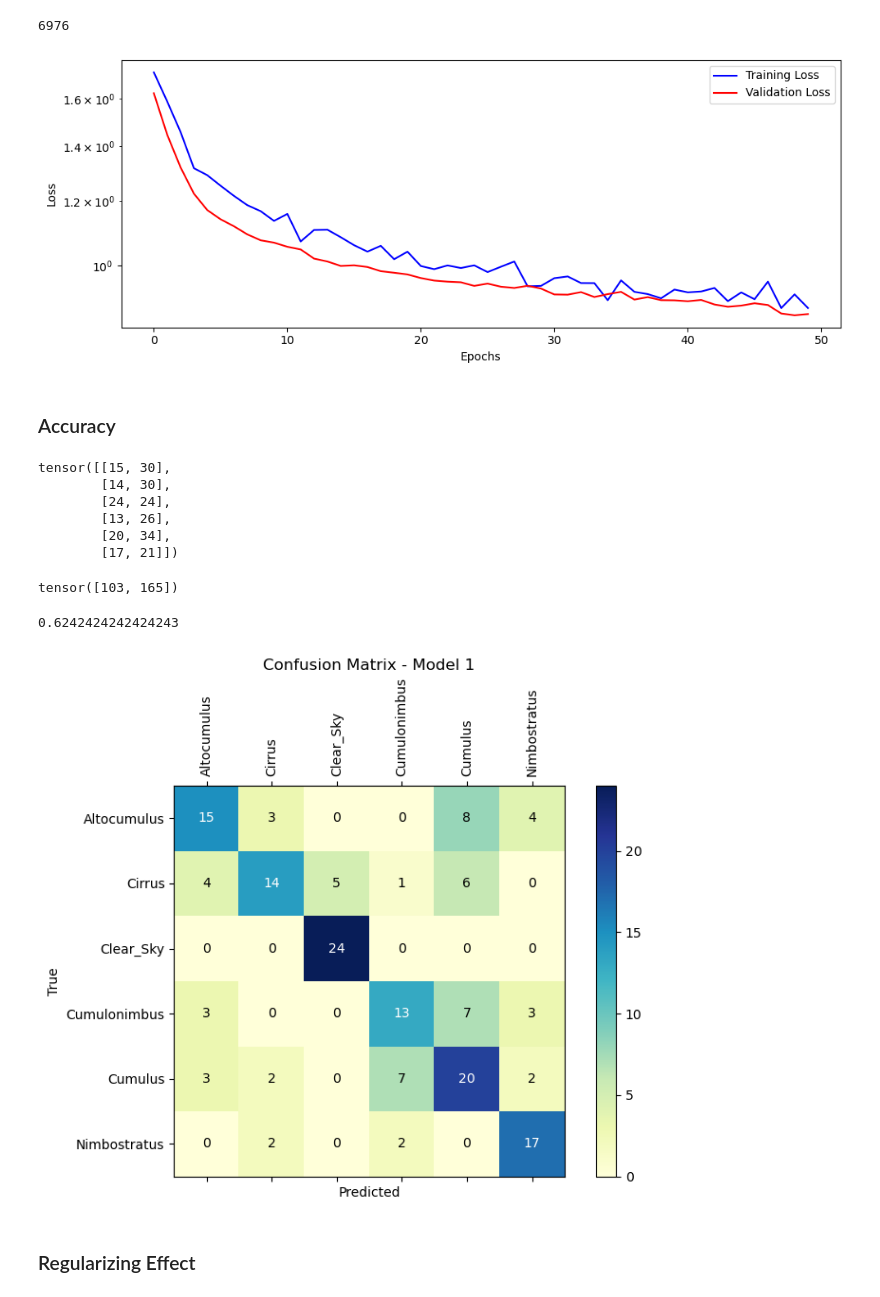
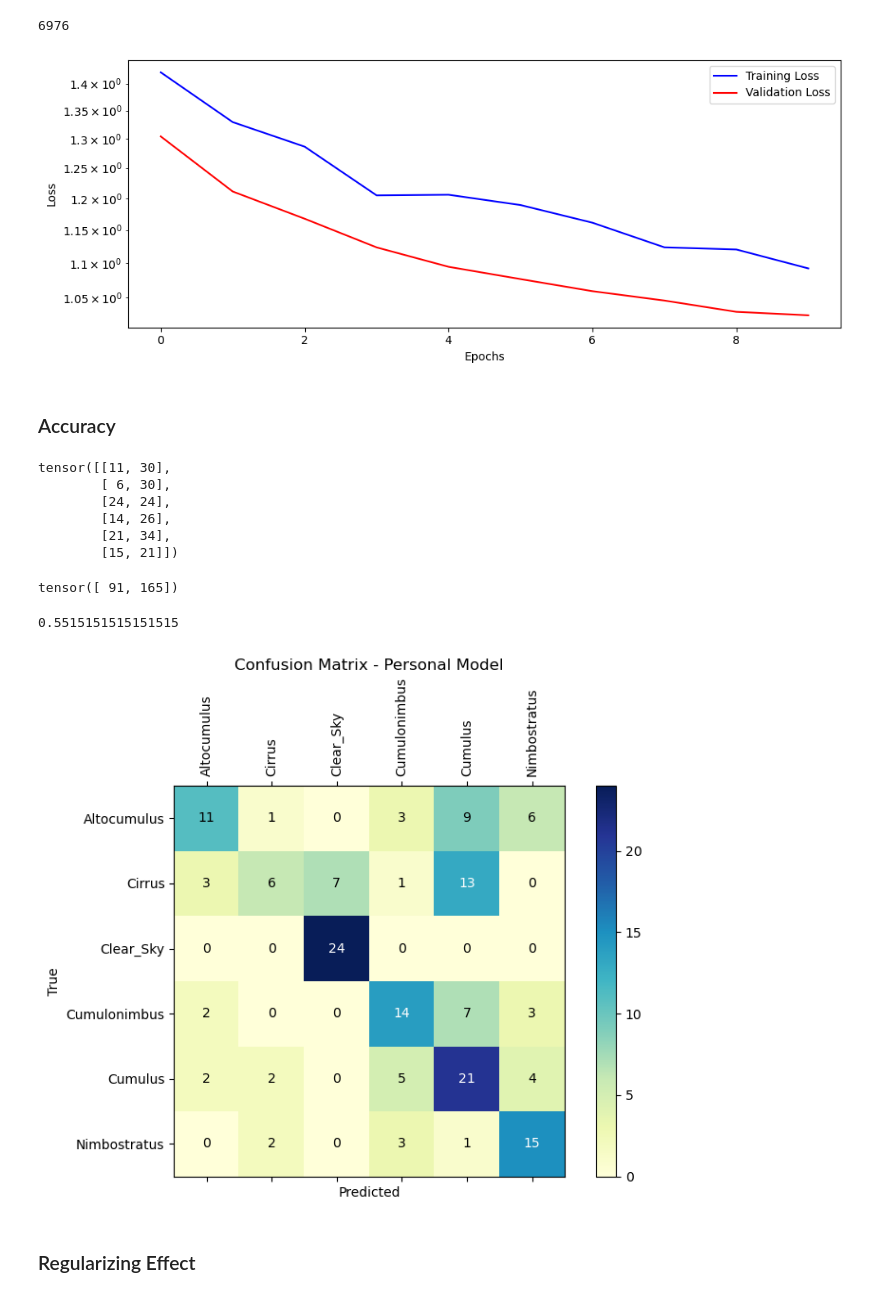
Before and after one commit to eduardocholuck/cloud_types_classification, a Jupyter notebook: notebooks/model_3.ipynb, the cells around one changed output. Cells and saved outputs as stored; diff of their text form; code cells hidden in the pictures.

Commit message:
Modificações no Personal Model

```diff
--- a/notebooks/model_3.ipynb
+++ b/notebooks/model_3.ipynb
@@ -607,12 +607,12 @@ fig = figure1(folder)
 ## ImageFolder
 # %%
 # Compose a sequence of preprocessing transforms
-# 1) Resize images to 28×28 pixels
+# 1) Resize images to 64×64 pixels
 # 2) Ensure output is a PIL/torchvision Image (dropping any alpha channel)
 # 3) Convert pixel values to float32 and scale from [0–255] to [0.0–1.0]
 
 temp_transform = transforms.Compose([
-    transforms.Resize((56,56)),        # Resize each image to 28×28
+    transforms.Resize((128,128)),        # Resize each image to 64×64
     ToImage(),                         # Convert tensor back to PIL Image (enforces RGB)
     ToDtype(torch.float32, scale=True) # Cast to float32 and normalize pixel range
 ])
@@ -675,11 +675,11 @@ Normalize(mean=[tensor(0.4367), tensor(0.5014), tensor(0.5883)], std=[tensor(0.1
 # %%
 # Define a pipeline of image transformations:
-# 1) Resize each image to 28×28 pixels
+# 1) Resize each image to 128×128 pixels
 # 2) Ensure the output is a PIL/torchvision image (dropping any alpha channel)
 # 3) Cast pixels to float32 and scale from [0–255] to [0.0–1.0]
 # 4) Apply the user-defined normalization (e.g., mean/std normalization)
 composer = transforms.Compose([
-    transforms.Resize((56,56)),         # Resize to 28×28
+    transforms.Resize((128,128)),       # Resize to 128×128
     ToImage(),                          # Convert to PIL Image in RGB
     ToDtype(torch.float32, scale=True), # Cast to float32 and normalize to [0,1]
     normalizer                          # Apply custom normalization transform
@@ -846,6 +848,6 @@ arch_cnn2 = Architecture(model_cnn2,
                         multi_loss_fn,
                         optimizer_cnn2)
 arch_cnn2.set_loaders(train_loader, val_loader)
-arch_cnn2.train(50)
+arch_cnn2.train(10)
 # %% [output]
 Using device: cpu
@@ -870,29 +870,29 @@ fig = arch_cnn2.plot_losses()
 
 fig.savefig('../images/personal_model/cnn2_losses.png', dpi=300, bbox_inches='tight')
 # %% [output]
-[figure, old version]
+[figure, new version]
 # %% [markdown]
 ### Accuracy
 # %%
 Architecture.loader_apply(val_loader,
                           arch_cnn2.correct)
 # %% [output]
-tensor([[15, 30],
-        [14, 30],
+tensor([[11, 30],
+        [ 6, 30],
         [24, 24],
-        [13, 26],
-        [20, 34],
-        [17, 21]])
+        [14, 26],
+        [21, 34],
+        [15, 21]])
 # %%
 Architecture.loader_apply(val_loader,
                           arch_cnn2.correct).sum(axis=0)
 # %% [output]
-tensor([103, 165])
+tensor([ 91, 165])
 # %%
 (lambda x: x[0].item() / x[1].item())(Architecture.loader_apply(val_loader,
                                                                 arch_cnn2.correct).sum(axis=0))
 # %% [output]
-0.6242424242424243
+0.5515151515151515
 # %%
 # Creates a Confusion Matrix
 def confusion_matrix(loader, arch):
@@ -922,36 +922,36 @@ cm = confusion_matrix(val_loader, arch_cnn2)
 
 # Ploting the confusion matrix
 def plot_confusion_matrix(cm, classes, title):
     fig, ax = plt.subplots(figsize=(8, 6))
     cax = ax.matshow(cm.numpy(), cmap=plt.cm.YlGnBu)
     fig.colorbar(cax)
 
     # Set axis labels
     ax.set_xlabel('Predicted')
     ax.set_ylabel('True')
     ax.set_title(title)
 
     # Set ticks and labels
     ax.set_xticks(np.arange(len(classes)))
     ax.set_yticks(np.arange(len(classes)))
     ax.set_xticklabels(classes, rotation=90, fontsize=10)
     ax.set_yticklabels(classes, fontsize=10)
 
     # Annotate each cell with the numeric value
     for i in range(len(classes)):
         for j in range(len(classes)):
             ax.text(j, i, cm[i, j].item(), ha='center', va='center', color='white' if cm[i, j] > cm.max() / 2 else 'black')
 
     plt.tight_layout()
     return fig
 
 # Plot the confusion matrix
-fig_cm = plot_confusion_matrix(cm, arch_cnn2.val_loader.dataset.classes,'Confusion Matrix - Model 1')
+fig_cm = plot_confusion_matrix(cm, arch_cnn2.val_loader.dataset.classes,'Confusion Matrix - Personal Model')
 
 # Save the cm image
-fig_cm.savefig('../images/personal_model/C_matrix.png', dpi=300, bbox_inches='tight')
+#fig_cm.savefig('../images/personal_model/C_matrix.png', dpi=300, bbox_inches='tight')
 # %% [output]
-[figure, old version]
+[figure, new version]
 # %% [markdown]
 ### Regularizing Effect
 # %%
```
Also changed, not shown: parts of 10 cells of this notebook, 2 other files.
